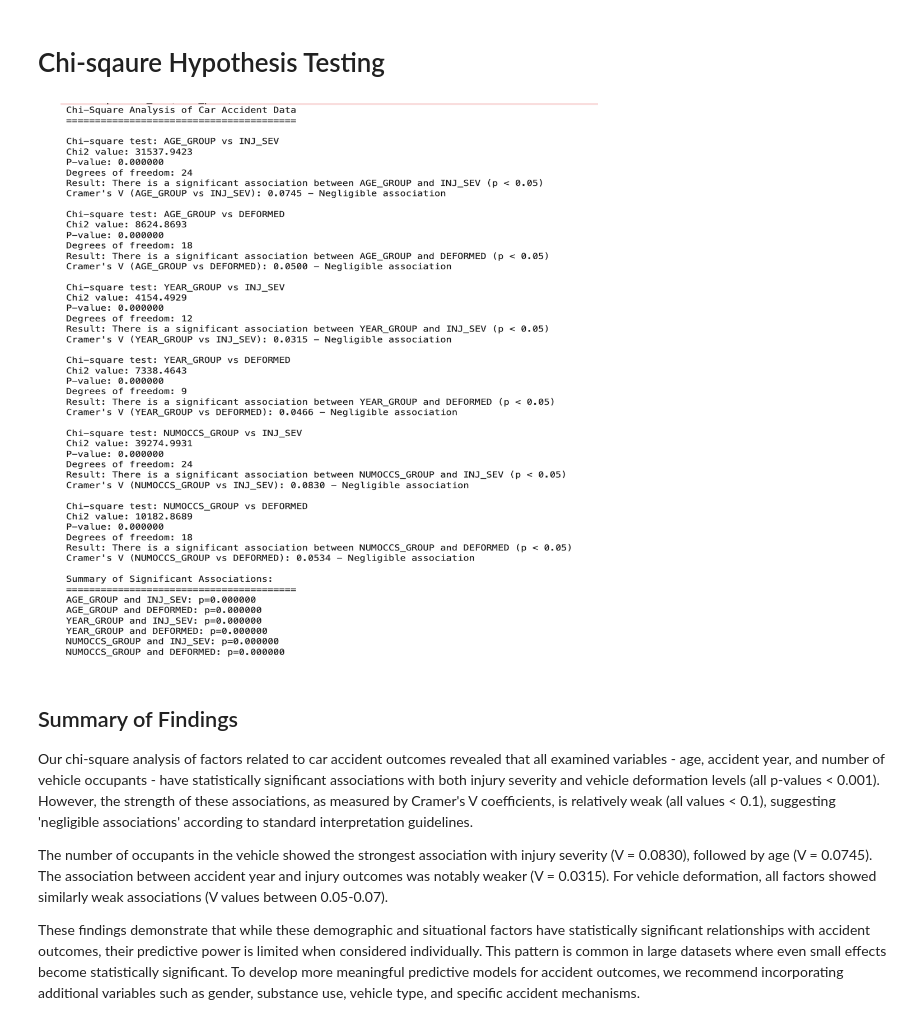
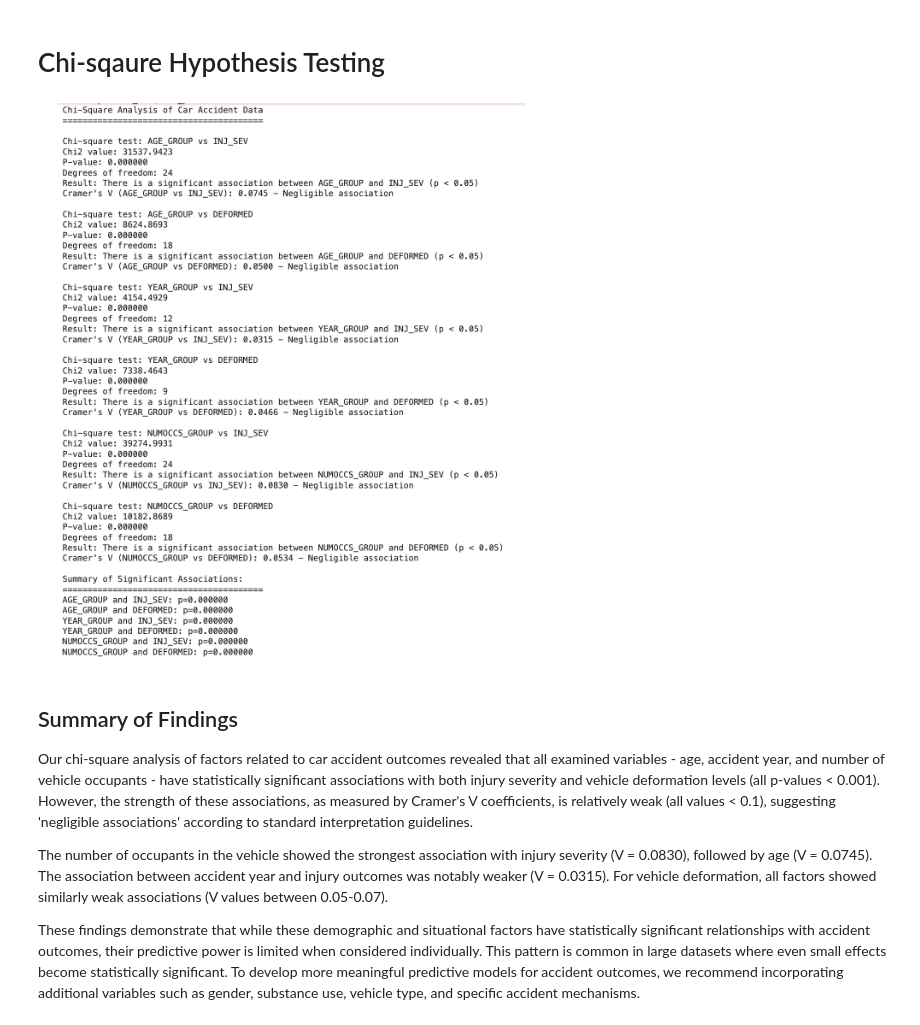
Before and after one commit to LMY014/Math189-Project, a Jupyter notebook: Final-Report.ipynb, the cells around one changed output. Drawn from its saved outputs; the diff is of its cells as text; code cells hidden in the pictures.

```diff
--- a/Final-Report.ipynb
+++ b/Final-Report.ipynb
@@ -137,12 +137,11 @@ tstats
 | Time | 20045.61 | 6577.97 |
 # %% [markdown]
 # Chi-sqaure Hypothesis Testing
-# %%
-from PIL import Image
-img = Image.open("/Users/amber14/Desktop/Math189-Project/Figure/Chi-Square Analysis of Car Accident Data.png")
-display(img.resize((1000, 1000)))
-# %% [output]
-[figure, removed]
+# %%
+img = Image.open("/Users/amber14/Desktop/Math189-Project/Figure/Chi-Square Analysis of Car Accident Data.png")
+display(img)
+# %% [output]
+[figure, added]
 # %% [markdown]
 ## Summary of Findings
 
```
Also changed, not shown: 1 other file.
